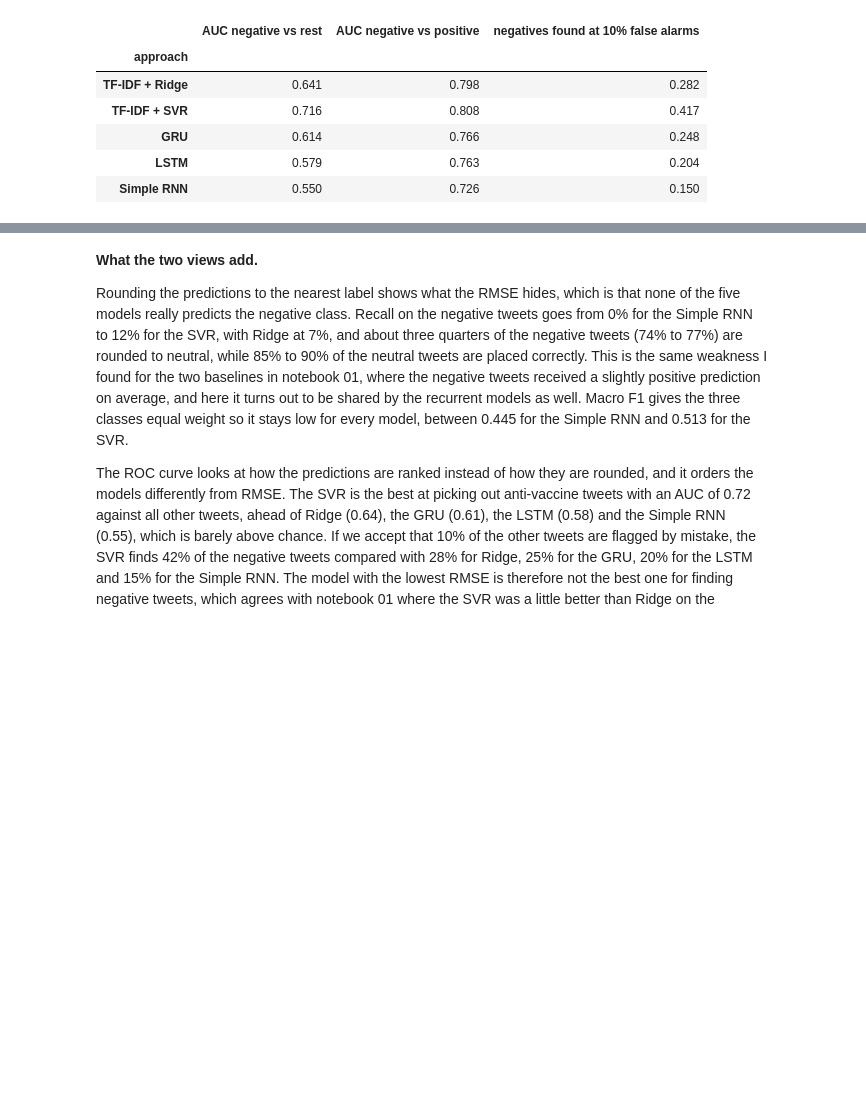
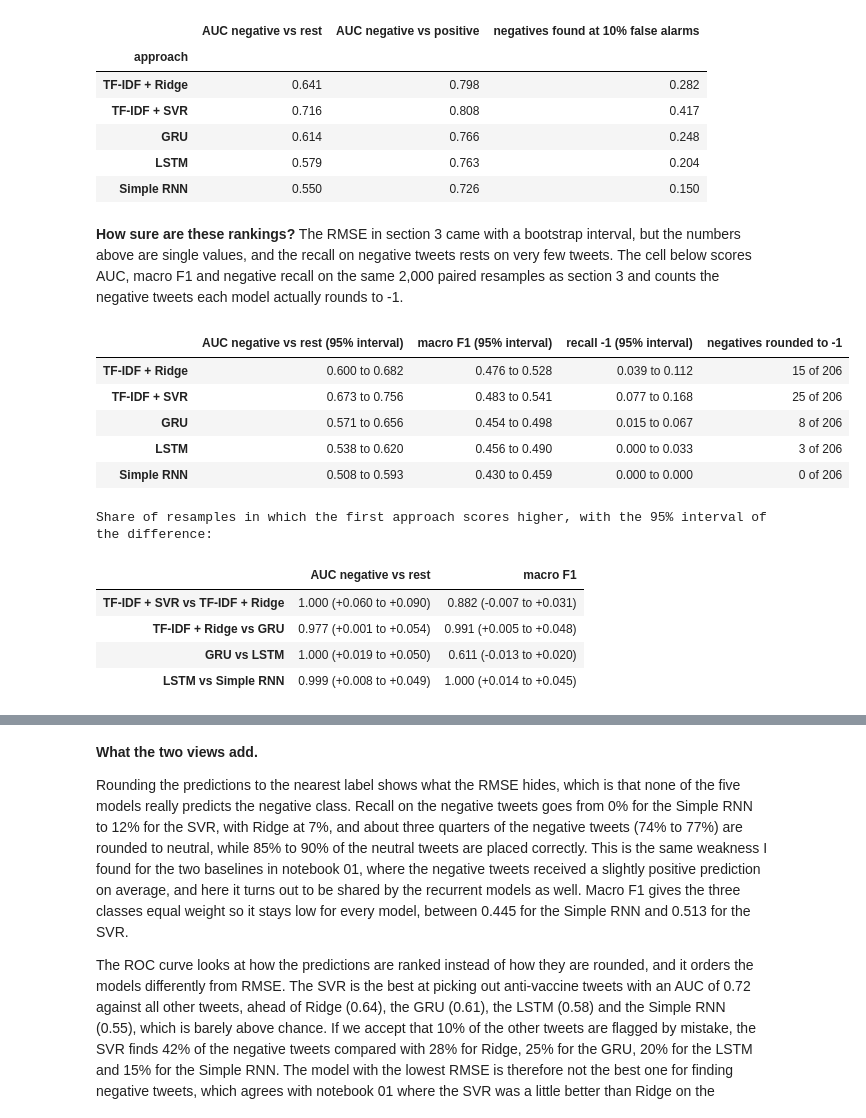
Before and after one commit to Adossi-design/vaccine-sentiment-sequential-models, a Jupyter notebook: notebooks/05_model_comparison_and_error_analysis.ipynb, the cells around one changed output, grey strips where cells are left out. Saved outputs shown, nothing was run; the diff lists cells and outputs as text; code cells hidden in the pictures; blank space fills up the shorter version.

```diff
--- a/notebooks/05_model_comparison_and_error_analysis.ipynb
+++ b/notebooks/05_model_comparison_and_error_analysis.ipynb
@@ -294,3 +294,47 @@ display(auc_table.round(3))
 | GRU | 0.614 | 0.766 | 0.248 |
 | LSTM | 0.579 | 0.763 | 0.204 |
 | Simple RNN | 0.550 | 0.726 | 0.150 |
+# %% [markdown]
+**How sure are these rankings?** The RMSE in section 3 came with a bootstrap interval, but the numbers above are single values, and the recall on negative tweets rests on very few tweets. The cell below scores AUC, macro F1 and negative recall on the same 2,000 paired resamples as section 3 and counts the negative tweets each model actually rounds to -1.
+# %%
+def boot_class_measures(pred):
+    """AUC (negative vs rest), macro F1 and recall on -1 on each of the 2,000 paired resamples."""
+    rows = []
+    for idx in BOOT:
+        yb, pb = y[idx], pred[idx]
+        rounded = to_class(pb)
+        rows.append((roc_auc_score(yb == -1, -pb),
+                     f1_score(yb, rounded, labels=LABELS, average="macro"),
+                     np.mean(rounded[yb == -1] == -1)))
+    return np.array(rows)
+
+
+MEASURES = ["AUC negative vs rest", "macro F1", "recall -1"]
+boot_cls = {k: boot_class_measures(P[k].to_numpy()) for k in comparison.index}
+intervals = pd.DataFrame({
+    MODELS[k]: {**{f"{m} (95% interval)": f"{np.percentile(boot_cls[k][:, j], 2.5):.3f} to {np.percentile(boot_cls[k][:, j], 97.5):.3f}"
+                   for j, m in enumerate(MEASURES)},
+                "negatives rounded to -1": f"{int(((to_class(P[k].to_numpy()) == -1) & negative).sum())} of {int(negative.sum())}"}
+    for k in comparison.index}).T
+display(intervals)
+
+PAIRS = [("svr", "ridge"), ("ridge", "gru"), ("gru", "lstm"), ("lstm", "rnn")]
+print("Share of resamples in which the first approach scores higher, with the 95% interval of the difference:")
+display(pd.DataFrame({
+    f"{MODELS[a]} vs {MODELS[b]}": {
+        m: f"{np.mean(d > 0):.3f} ({np.percentile(d, 2.5):+.3f} to {np.percentile(d, 97.5):+.3f})"
+        for j, m in enumerate(MEASURES[:2]) for d in [boot_cls[a][:, j] - boot_cls[b][:, j]]}
+    for a, b in PAIRS}).T)
+# %% [output]
+|  | AUC negative vs rest (95% interval) | macro F1 (95% interval) | recall -1 (95% interval) | negatives rounded to -1 |
+| TF-IDF + Ridge | 0.600 to 0.682 | 0.476 to 0.528 | 0.039 to 0.112 | 15 of 206 |
+| TF-IDF + SVR | 0.673 to 0.756 | 0.483 to 0.541 | 0.077 to 0.168 | 25 of 206 |
+| GRU | 0.571 to 0.656 | 0.454 to 0.498 | 0.015 to 0.067 | 8 of 206 |
+| LSTM | 0.538 to 0.620 | 0.456 to 0.490 | 0.000 to 0.033 | 3 of 206 |
+| Simple RNN | 0.508 to 0.593 | 0.430 to 0.459 | 0.000 to 0.000 | 0 of 206 |
+Share of resamples in which the first approach scores higher, with the 95% interval of the difference:
+|  | AUC negative vs rest | macro F1 |
+| TF-IDF + SVR vs TF-IDF + Ridge | 1.000 (+0.060 to +0.090) | 0.882 (-0.007 to +0.031) |
+| TF-IDF + Ridge vs GRU | 0.977 (+0.001 to +0.054) | 0.991 (+0.005 to +0.048) |
+| GRU vs LSTM | 1.000 (+0.019 to +0.050) | 0.611 (-0.013 to +0.020) |
+| LSTM vs Simple RNN | 0.999 (+0.008 to +0.049) | 1.000 (+0.014 to +0.045) |
```
Also changed, not shown: parts of 11 cells of this notebook, 1 other file.
